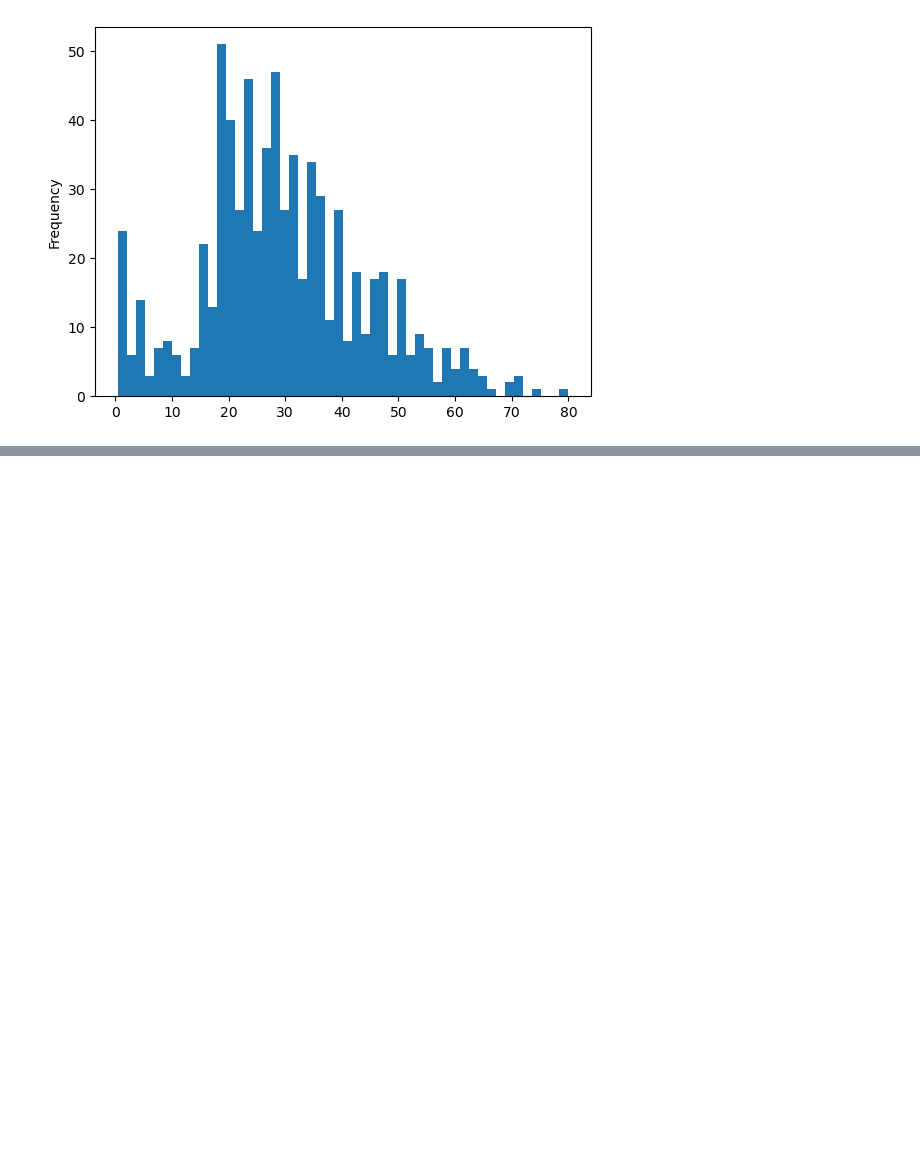
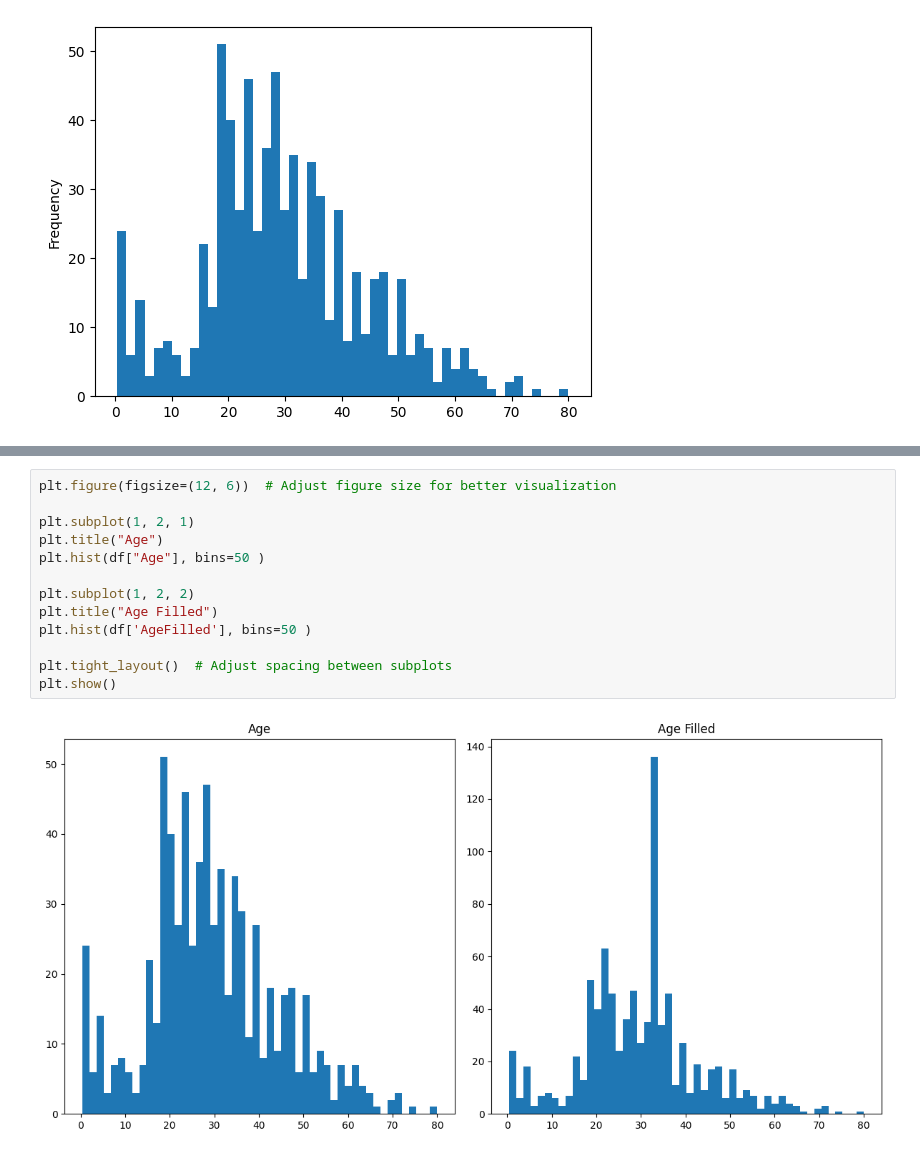
Before and after one commit to davidedigrande/titanic-dataset-eda, a Jupyter notebook: notebook.ipynb, the cells around one changed output, grey strips where cells are left out. Cells and saved outputs as stored; diff of their text form; blank space fills up the shorter version.

```diff
--- a/notebook.ipynb
+++ b/notebook.ipynb
@@ -583,0 +578,15 @@ df
+# %%
+plt.figure(figsize=(12, 6))  # Adjust figure size for better visualization
+
+plt.subplot(1, 2, 1)
+plt.title("Age")
+plt.hist(df["Age"], bins=50 )
+
+plt.subplot(1, 2, 2)
+plt.title("Age Filled")
+plt.hist(df['AgeFilled'], bins=50 )
+
+plt.tight_layout()  # Adjust spacing between subplots
+plt.show()
+# %% [output]
+[figure, added]
```
Also changed, not shown: parts of 6 cells of this notebook.
